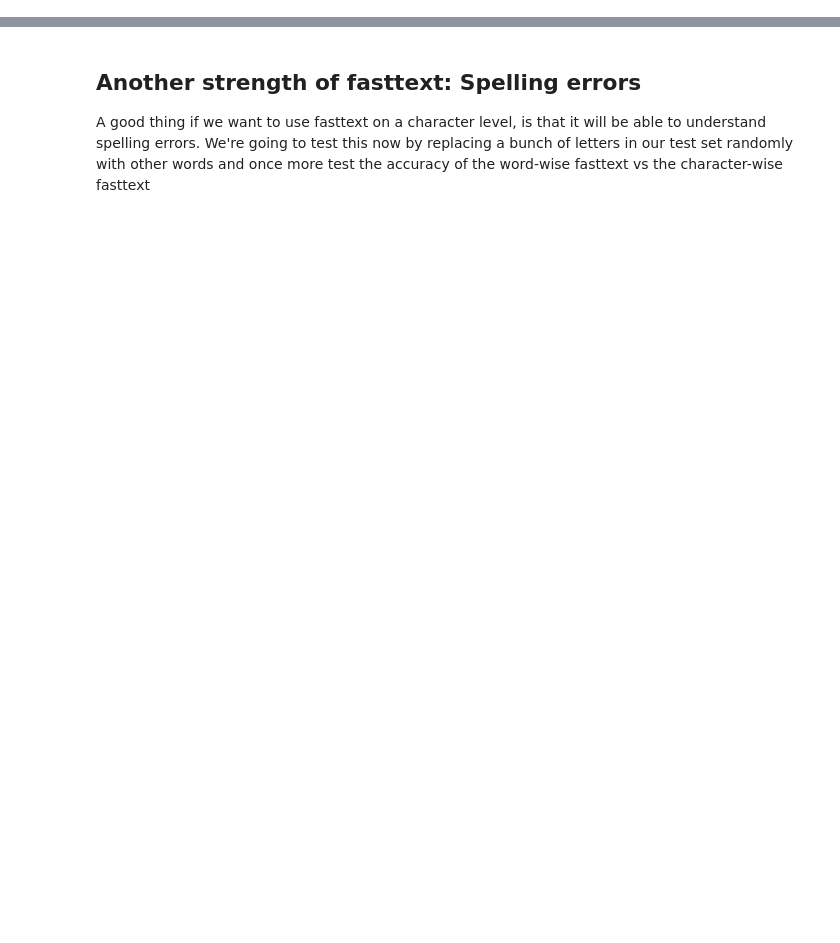
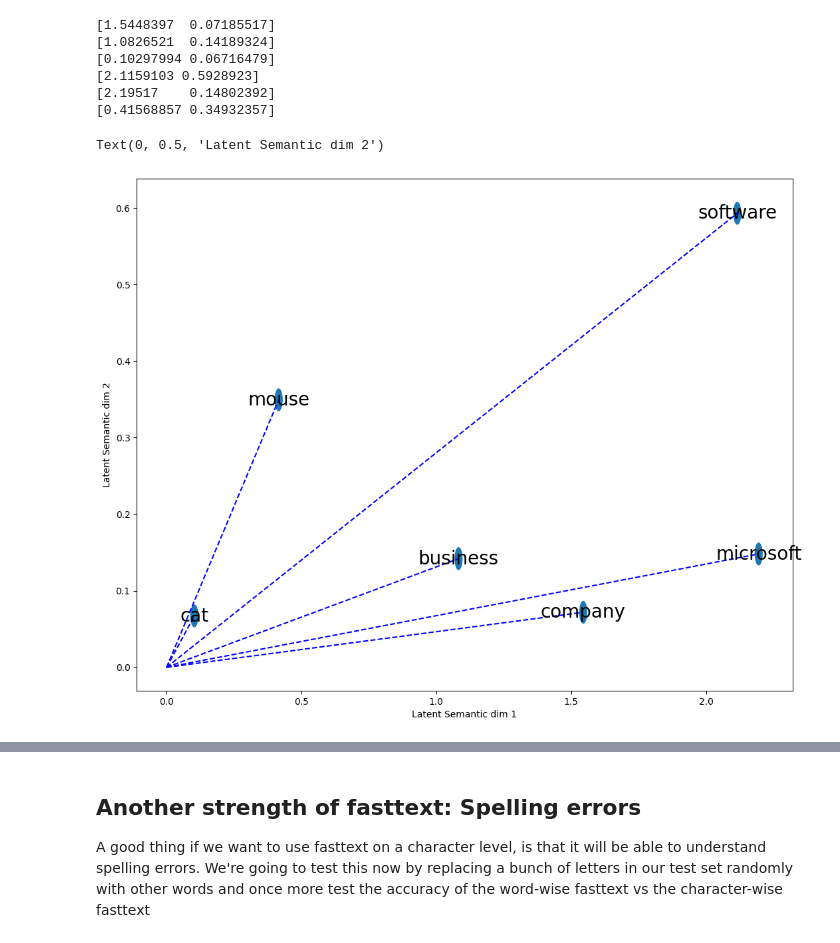
Before and after one commit to Twinbo/Signals-and-Data-Autumn-2025-student, a Jupyter notebook: assignment_3/SignDat-Assign4/assignment_3_solution.ipynb, the cells around one changed output, grey strips where cells are left out. Cells and saved outputs as stored; diff of their text form; code cells hidden in the pictures; blank space fills up the shorter version.

```diff
--- a/assignment_3/SignDat-Assign4/assignment_3_solution.ipynb
+++ b/assignment_3/SignDat-Assign4/assignment_3_solution.ipynb
@@ -469,0 +637,25 @@ microsoft-world: -0.2848648428916931
+# %%
+words = ['company', 'business', 'cat', 'software', 'microsoft', 'mouse']
+transformed_word_vectors = [get_vector_transform(i, fasttext_word_model, pca_word_vec, n=2) for i in words]
+reg_vecs = np.array([fasttext_word_model.get_word_vector(word) for word in words])
+
+plt.figure(figsize=(28, 10))
+ax = plt.subplot(1, 2, 1)
+for idx, vec in enumerate(transformed_word_vectors):
+    print(vec)
+    plt.plot([0, vec[0]], [0, vec[1]], 'b--')
+    circle = plt.Circle((vec[0], vec[1]), radius=0.015)
+    ax.add_patch(circle)
+    label = ax.annotate(words[idx], xy=(vec[0], vec[1]), fontsize=20, ha="center", va="center")
+
+plt.xlabel('Latent Semantic dim 1')
+plt.ylabel('Latent Semantic dim 2')
+# %% [output]
+[1.5448397  0.07185517]
+[1.0826521  0.14189324]
+[0.10297994 0.06716479]
+[2.1159103 0.5928923]
+[2.19517    0.14802392]
+[0.41568857 0.34932357]
+Text(0, 0.5, 'Latent Semantic dim 2')
+[figure, added]
```
Also changed, not shown: parts of 63 cells of this notebook.
